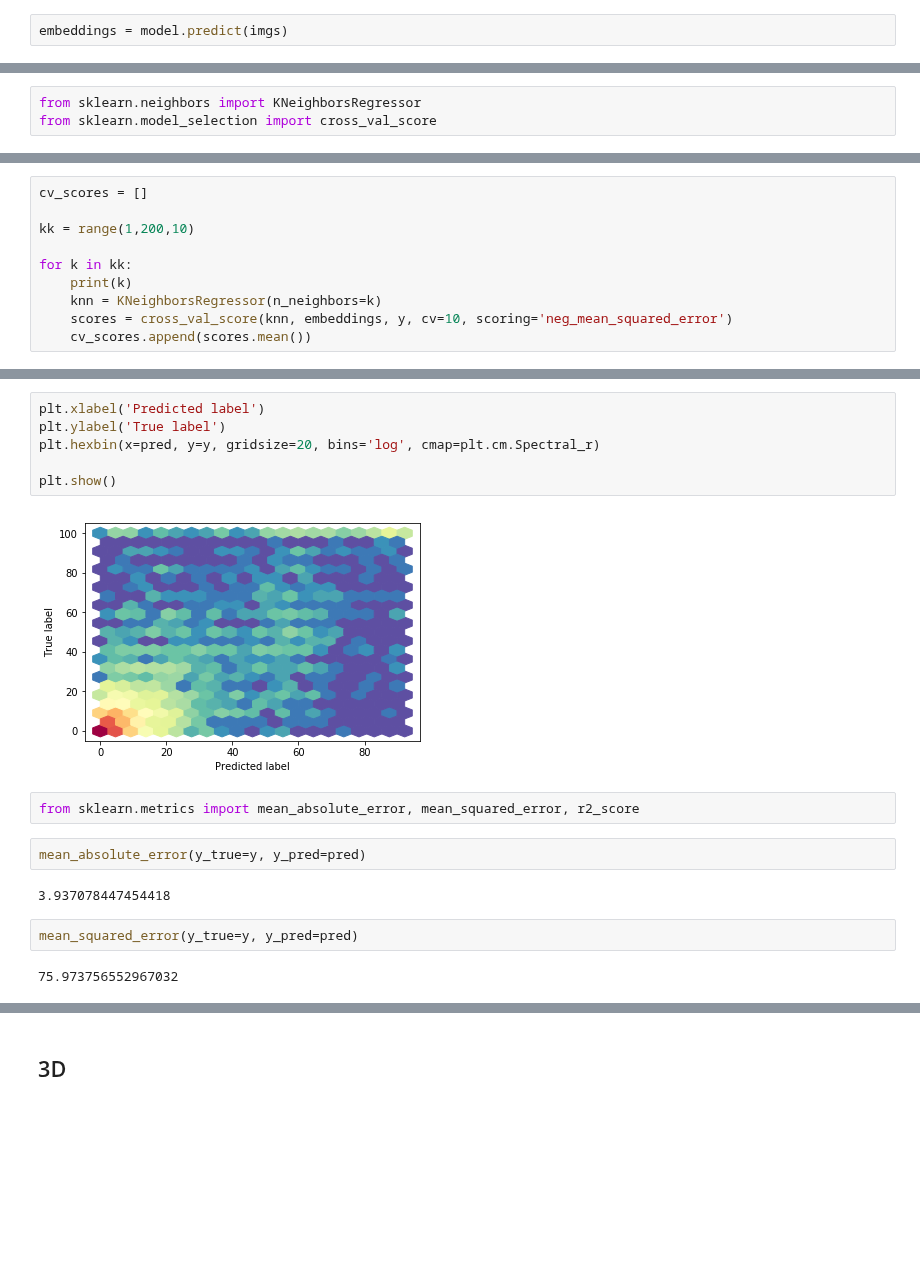
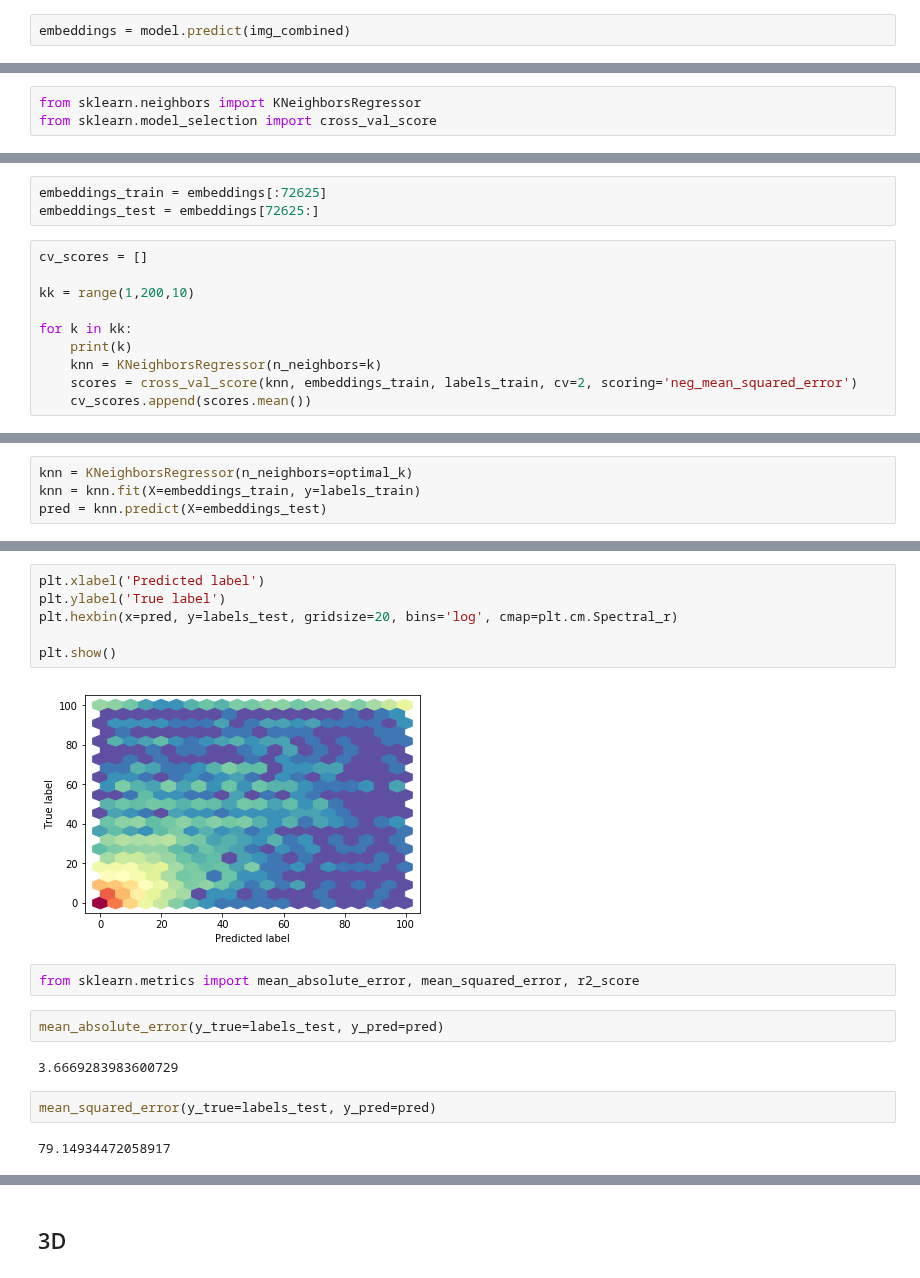
Before and after one commit to janickrohrbach/arthritis-net, a Jupyter notebook: embeddings_regression.ipynb, the cells around one changed output, grey strips where cells are left out. Drawn from its saved outputs; the diff is of its cells as text; blank space fills up the shorter version.

Commit message:
embeddings knn mit train/test set

```diff
--- a/embeddings_regression.ipynb
+++ b/embeddings_regression.ipynb
@@ -63,5 +71,5 @@ model.set_weights(weights)
 # %%
-embeddings = model.predict(imgs)
+embeddings = model.predict(img_combined)
 # %%
 from sklearn.decomposition import PCA
 x_50d = PCA(n_components=50).fit_transform(embeddings)
@@ -107,3 +107,6 @@ def weight(x):
+# %%
+embeddings_train = embeddings[:72625]
+embeddings_test = embeddings[72625:]
 # %%
 cv_scores = []
 
@@ -112,7 +115,7 @@ kk = range(1,200,10)
 for k in kk:
     print(k)
     knn = KNeighborsRegressor(n_neighbors=k)
-    scores = cross_val_score(knn, embeddings, y, cv=10, scoring='neg_mean_squared_error')
+    scores = cross_val_score(knn, embeddings_train, labels_train, cv=2, scoring='neg_mean_squared_error')
     cv_scores.append(scores.mean())
 # %% [output]
 1
@@ -180,0 +180,4 @@ pred = cross_val_predict(estimator=knn, X=embeddings, y=y, cv=10)
+# %%
+knn = KNeighborsRegressor(n_neighbors=optimal_k)
+knn = knn.fit(X=embeddings_train, y=labels_train)
+pred = knn.predict(X=embeddings_test)
@@ -190,19 +198,19 @@ plt.show()
 # %%
 plt.xlabel('Predicted label')
 plt.ylabel('True label')
-plt.hexbin(x=pred, y=y, gridsize=20, bins='log', cmap=plt.cm.Spectral_r)
+plt.hexbin(x=pred, y=labels_test, gridsize=20, bins='log', cmap=plt.cm.Spectral_r)
 
 plt.show()
 # %% [output]
-[figure, old version]
+[figure, new version]
 # %%
 from sklearn.metrics import mean_absolute_error, mean_squared_error, r2_score
 # %%
-mean_absolute_error(y_true=y, y_pred=pred)
+mean_absolute_error(y_true=labels_test, y_pred=pred)
 # %% [output]
-3.937078447454418
+3.6669283983600729
 # %%
-mean_squared_error(y_true=y, y_pred=pred)
+mean_squared_error(y_true=labels_test, y_pred=pred)
 # %% [output]
-75.973756552967032
+79.14934472058917
 # %%
```
Also changed, not shown: parts of 15 cells of this notebook, 1 other file.
